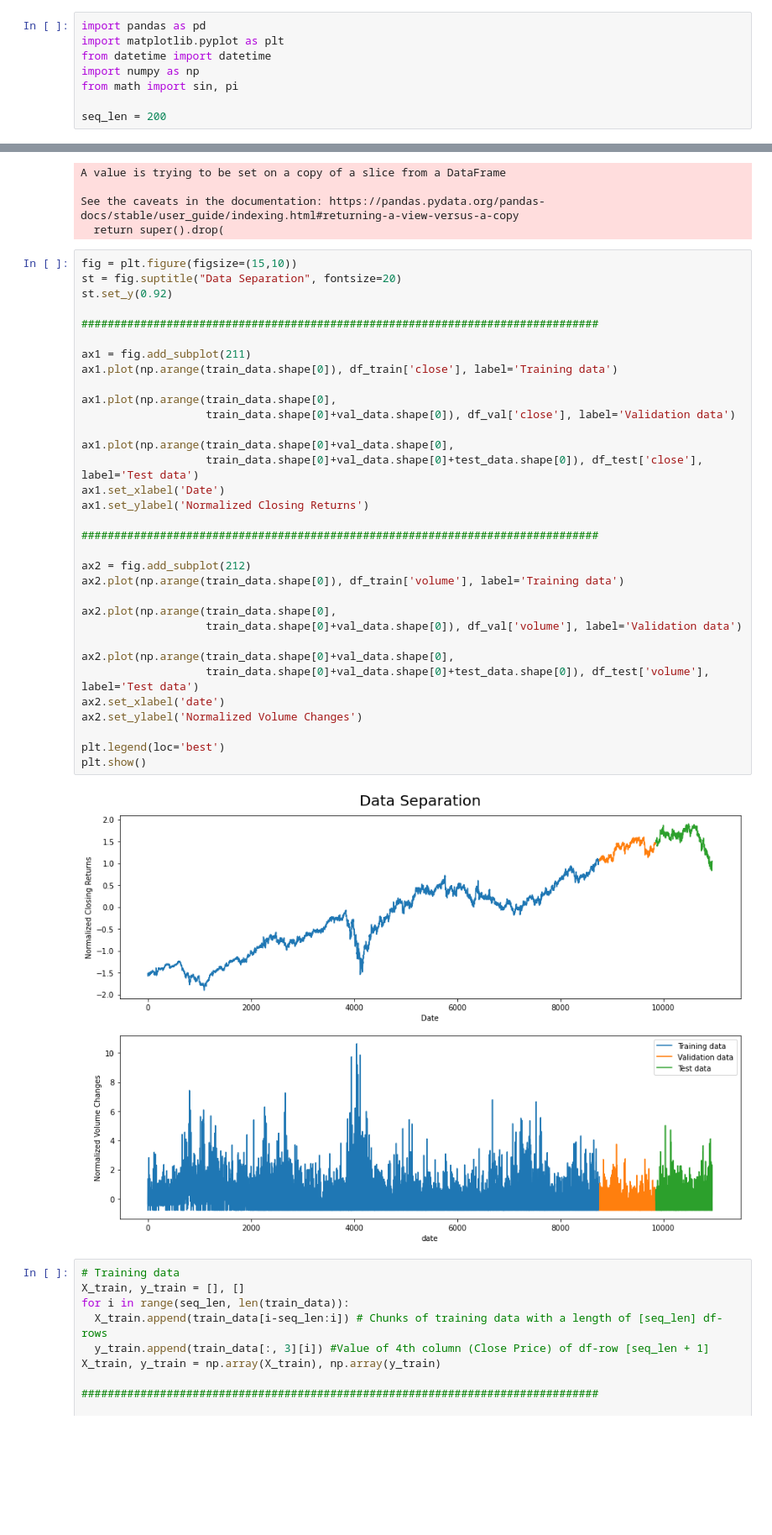
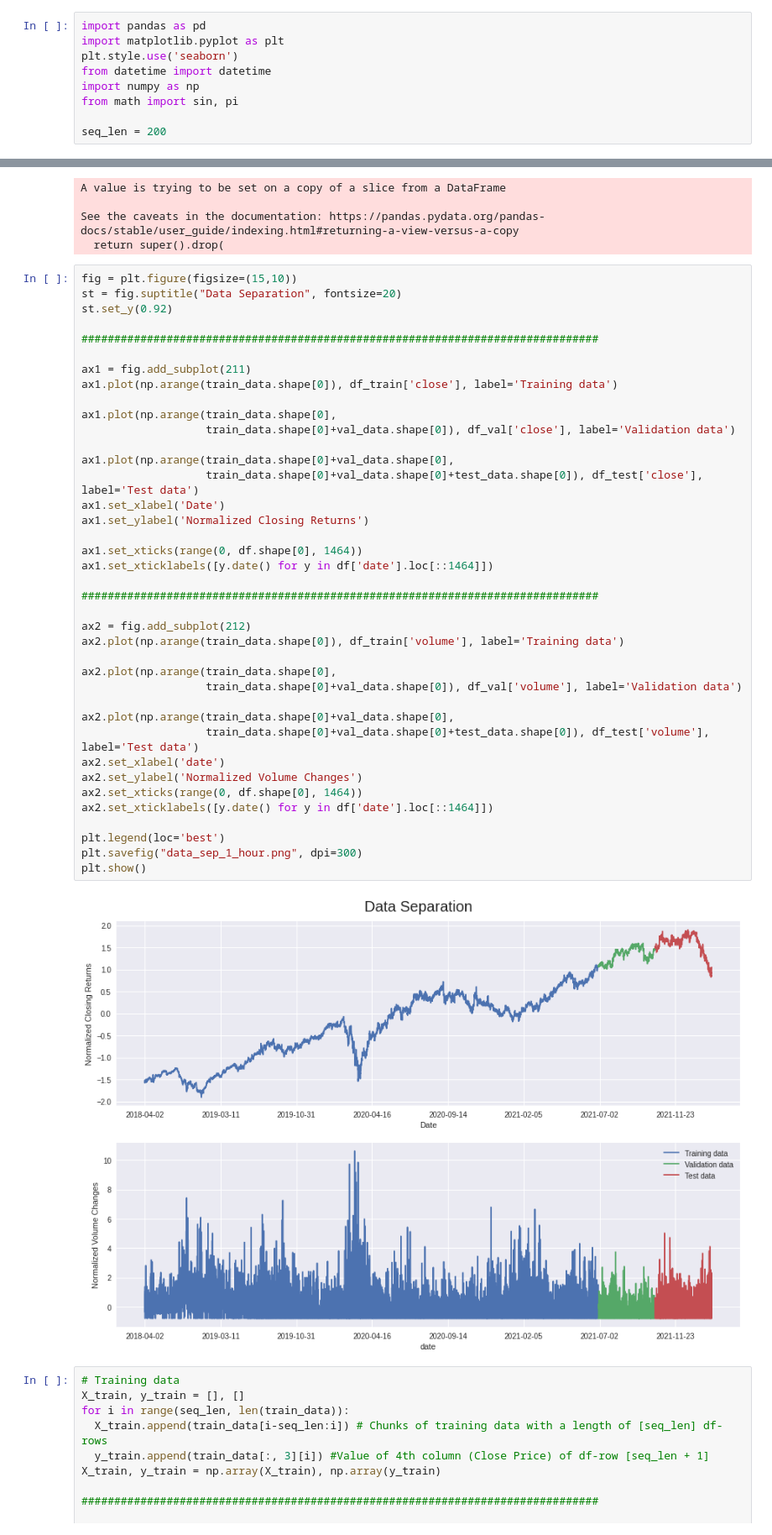
Before and after one commit to NOTfedos/neurorep, a Jupyter notebook: my_final_LSTM.ipynb, the cells around one changed output, grey strips where cells are left out. Shown at 84% size. Cells and saved outputs as stored; diff of their text form; blank space fills up the shorter version.

```diff
--- a/my_final_LSTM.ipynb
+++ b/my_final_LSTM.ipynb
@@ -1,6 +1,7 @@
 # %%
 import pandas as pd
 import matplotlib.pyplot as plt
+plt.style.use('seaborn')
 from datetime import datetime
 import numpy as np
 from math import sin, pi
@@ -88,34 +89,40 @@ st.set_y(0.92)
 
 ###############################################################################
 
 ax1 = fig.add_subplot(211)
 ax1.plot(np.arange(train_data.shape[0]), df_train['close'], label='Training data')
 
 ax1.plot(np.arange(train_data.shape[0],
                    train_data.shape[0]+val_data.shape[0]), df_val['close'], label='Validation data')
 
 ax1.plot(np.arange(train_data.shape[0]+val_data.shape[0],
                    train_data.shape[0]+val_data.shape[0]+test_data.shape[0]), df_test['close'], label='Test data')
 ax1.set_xlabel('Date')
 ax1.set_ylabel('Normalized Closing Returns')
 
+ax1.set_xticks(range(0, df.shape[0], 1464))
+ax1.set_xticklabels([y.date() for y in df['date'].loc[::1464]])
+
 ###############################################################################
 
 ax2 = fig.add_subplot(212)
 ax2.plot(np.arange(train_data.shape[0]), df_train['volume'], label='Training data')
 
 ax2.plot(np.arange(train_data.shape[0],
                    train_data.shape[0]+val_data.shape[0]), df_val['volume'], label='Validation data')
 
 ax2.plot(np.arange(train_data.shape[0]+val_data.shape[0],
                    train_data.shape[0]+val_data.shape[0]+test_data.shape[0]), df_test['volume'], label='Test data')
 ax2.set_xlabel('date')
 ax2.set_ylabel('Normalized Volume Changes')
+ax2.set_xticks(range(0, df.shape[0], 1464))
+ax2.set_xticklabels([y.date() for y in df['date'].loc[::1464]])
 
 plt.legend(loc='best')
+plt.savefig("data_sep_1_hour.png", dpi=300)
 plt.show()
 # %% [output]
-[figure, old version]
+[figure, new version]
 # %%
 # Training data
 X_train, y_train = [], []
```
Also changed, not shown: parts of 7 cells of this notebook, 1 other file.
